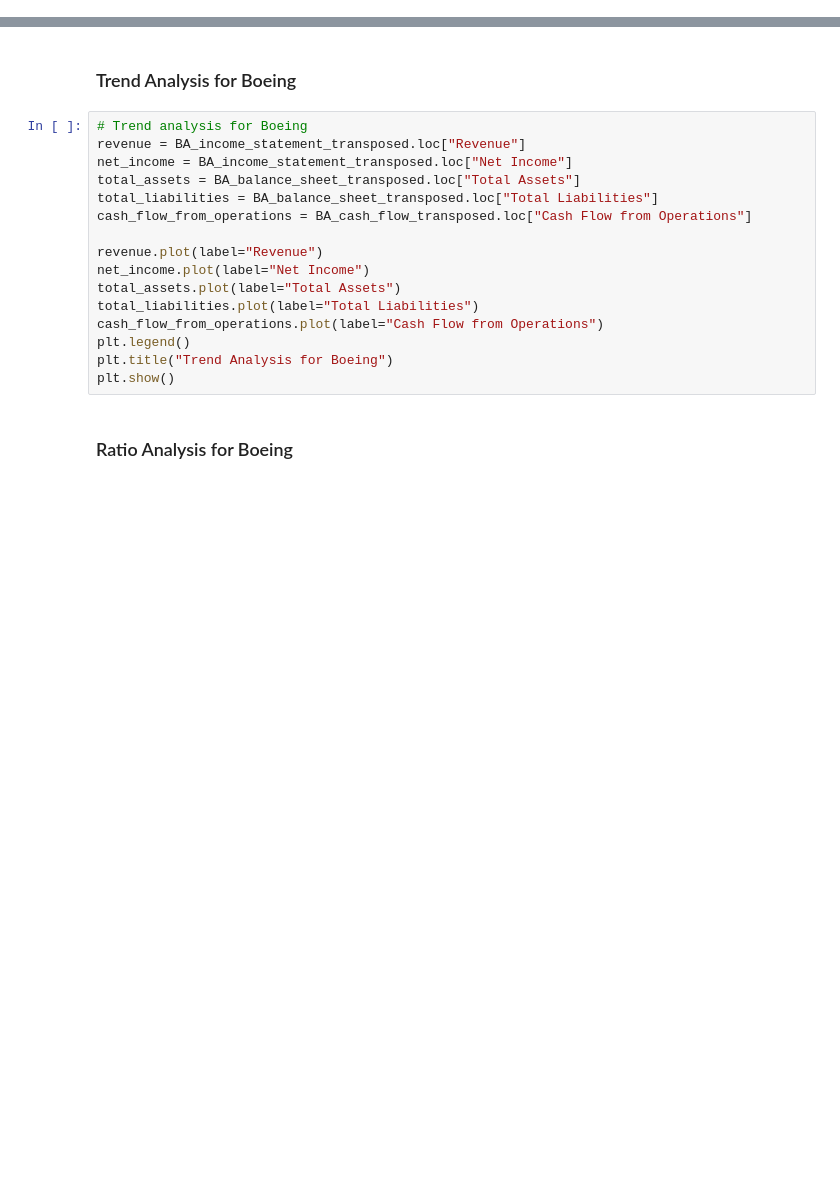
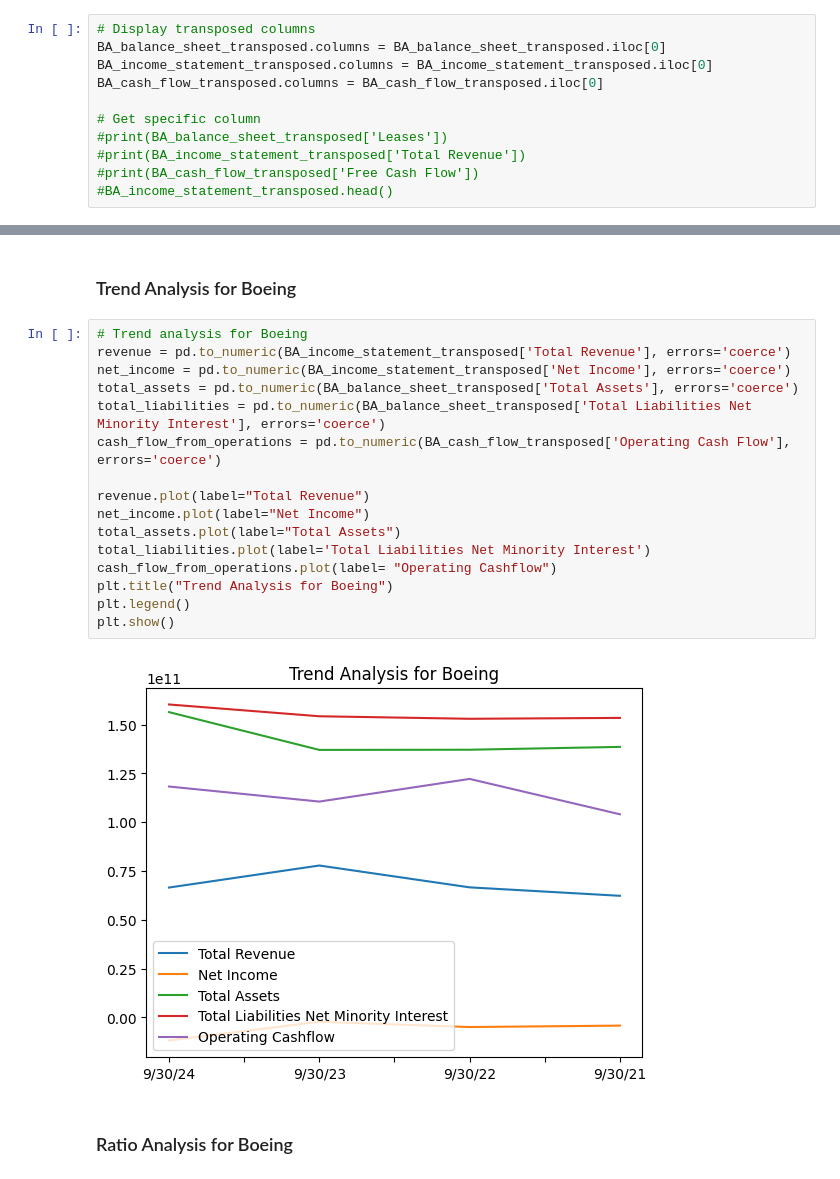
Before and after one commit to adhfmz8/stock-price-prediction, a Jupyter notebook: notebooks/01_data_exploration.ipynb, the cells around one changed output, grey strips where cells are left out. Saved outputs shown, nothing was run; the diff lists cells and outputs as text; blank space fills up the shorter version.

```diff
--- a/notebooks/01_data_exploration.ipynb
+++ b/notebooks/01_data_exploration.ipynb
@@ -714,3 +712,14 @@ BA_income_statement_transposed.head()
+# %%
+# Display transposed columns
+BA_balance_sheet_transposed.columns = BA_balance_sheet_transposed.iloc[0]
+BA_income_statement_transposed.columns = BA_income_statement_transposed.iloc[0]
+BA_cash_flow_transposed.columns = BA_cash_flow_transposed.iloc[0]
+
+# Get specific column
+#print(BA_balance_sheet_transposed['Leases'])
+#print(BA_income_statement_transposed['Total Revenue'])
+#print(BA_cash_flow_transposed['Free Cash Flow'])
+#BA_income_statement_transposed.head()
 # %% [markdown]
 ### Missing Value Analysis for Boeing
 # %%
@@ -751,20 +761,22 @@ Missing Values Percentage:
 ### Trend Analysis for Boeing
 # %%
 # Trend analysis for Boeing
-revenue = BA_income_statement_transposed.loc["Revenue"]
-net_income = BA_income_statement_transposed.loc["Net Income"]
-total_assets = BA_balance_sheet_transposed.loc["Total Assets"]
-total_liabilities = BA_balance_sheet_transposed.loc["Total Liabilities"]
-cash_flow_from_operations = BA_cash_flow_transposed.loc["Cash Flow from Operations"]
+revenue = pd.to_numeric(BA_income_statement_transposed['Total Revenue'], errors='coerce')
+net_income = pd.to_numeric(BA_income_statement_transposed['Net Income'], errors='coerce')
+total_assets = pd.to_numeric(BA_balance_sheet_transposed['Total Assets'], errors='coerce')
+total_liabilities = pd.to_numeric(BA_balance_sheet_transposed['Total Liabilities Net Minority Interest'], errors='coerce')
+cash_flow_from_operations = pd.to_numeric(BA_cash_flow_transposed['Operating Cash Flow'], errors='coerce')
 
-revenue.plot(label="Revenue")
+revenue.plot(label="Total Revenue")
 net_income.plot(label="Net Income")
 total_assets.plot(label="Total Assets")
-total_liabilities.plot(label="Total Liabilities")
-cash_flow_from_operations.plot(label="Cash Flow from Operations")
+total_liabilities.plot(label='Total Liabilities Net Minority Interest')
+cash_flow_from_operations.plot(label= "Operating Cashflow")
+plt.title("Trend Analysis for Boeing")
 plt.legend()
-plt.title("Trend Analysis for Boeing")
 plt.show()
+# %% [output]
+[figure, added]
 # %% [markdown]
 ### Ratio Analysis for Boeing
 # %%
```
Also changed, not shown: parts of 58 cells of this notebook, 2 other files.
